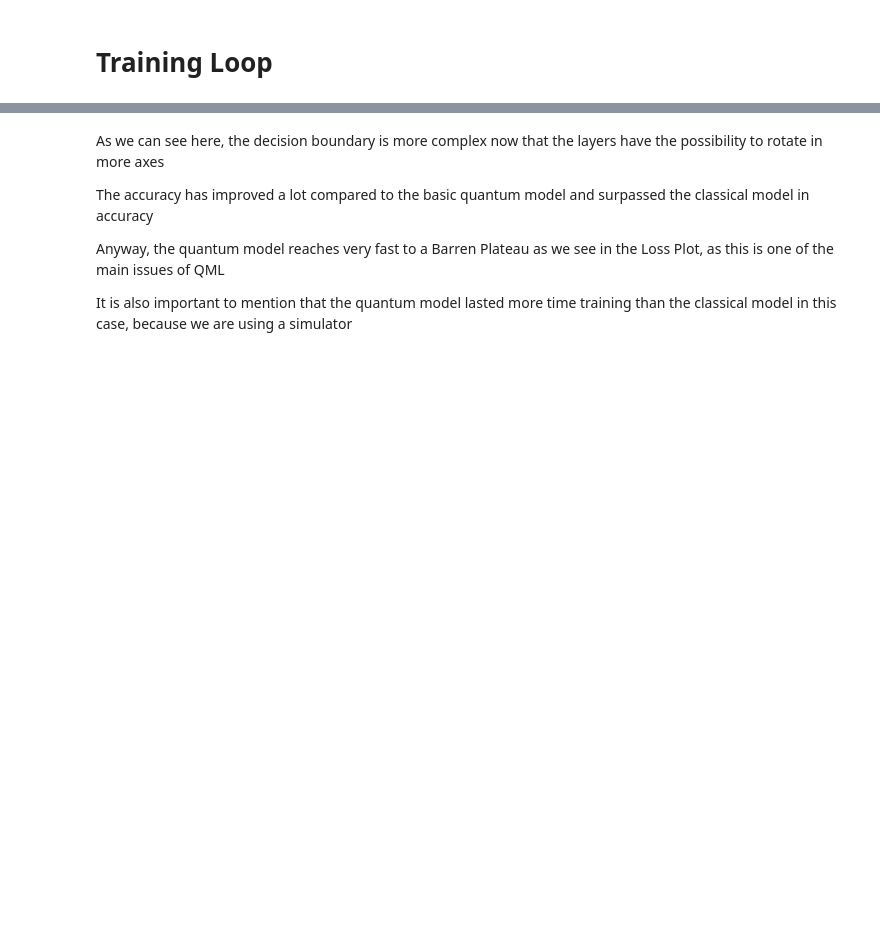
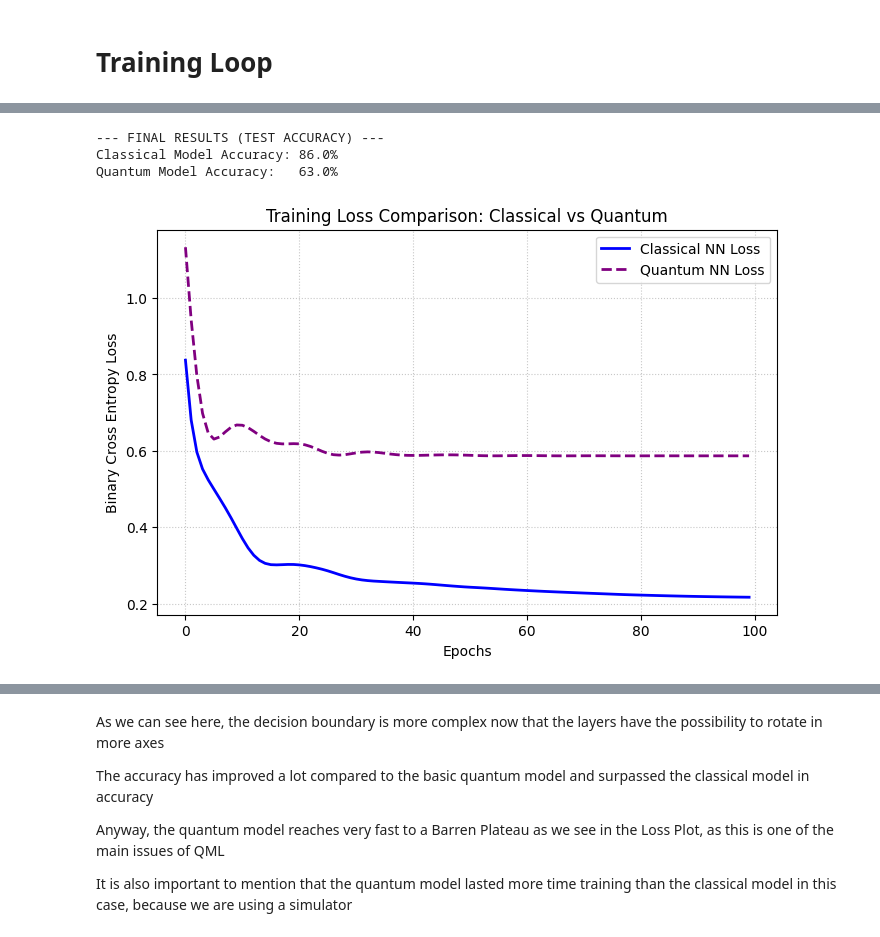
Before and after one commit to mikelpri3/QML_Frontiers, a Jupyter notebook: PFG_QML/moons_NN_QNN.ipynb, the cells around one changed output, grey strips where cells are left out. Cells and saved outputs as stored; diff of their text form; code cells hidden in the pictures; blank space fills up the shorter version.

```diff
--- a/PFG_QML/moons_NN_QNN.ipynb
+++ b/PFG_QML/moons_NN_QNN.ipynb
@@ -189,0 +203,9 @@ Classical training finished in 0.0744 seconds.
+# %%
+epochs = 100
+learning_rate = 0.1
+
+# Train Quantum Model
+start_time = time.time()
+loss_history_quantum = train_model(model_quantum_basic, X_train_t, y_train_t, epochs, learning_rate)
+quantum_time = time.time() - start_time
+print(f"Quantum training finished in {quantum_time:.4f} seconds.\n")
@@ -189,0 +224,24 @@ Classical training finished in 0.0744 seconds.
+# %%
+# Evaluation
+acc_classical = evaluate_model(model_classical, X_test_t, y_test_t)
+acc_quantum = evaluate_model(model_quantum_basic, X_test_t, y_test_t)
+
+print("--- FINAL RESULTS (TEST ACCURACY) ---")
+print(f"Classical Model Accuracy: {acc_classical * 100:.1f}%")
+print(f"Quantum Model Accuracy:   {acc_quantum * 100:.1f}%")
+
+# Visualization of Loss
+plt.figure(figsize=(8, 5))
+plt.plot(loss_history_classical, label='Classical NN Loss', color='blue', linewidth=2)
+plt.plot(loss_history_quantum, label='Quantum NN Loss', color='purple', linewidth=2, linestyle='--')
+plt.title("Training Loss Comparison: Classical vs Quantum")
+plt.xlabel("Epochs")
+plt.ylabel("Binary Cross Entropy Loss")
+plt.legend()
+plt.grid(True, linestyle=':', alpha=0.7)
+plt.show()
+# %% [output]
+--- FINAL RESULTS (TEST ACCURACY) ---
+Classical Model Accuracy: 86.0%
+Quantum Model Accuracy:   63.0%
+[figure, added]
```
Also changed, not shown: parts of 34 cells of this notebook, 1 other file.
